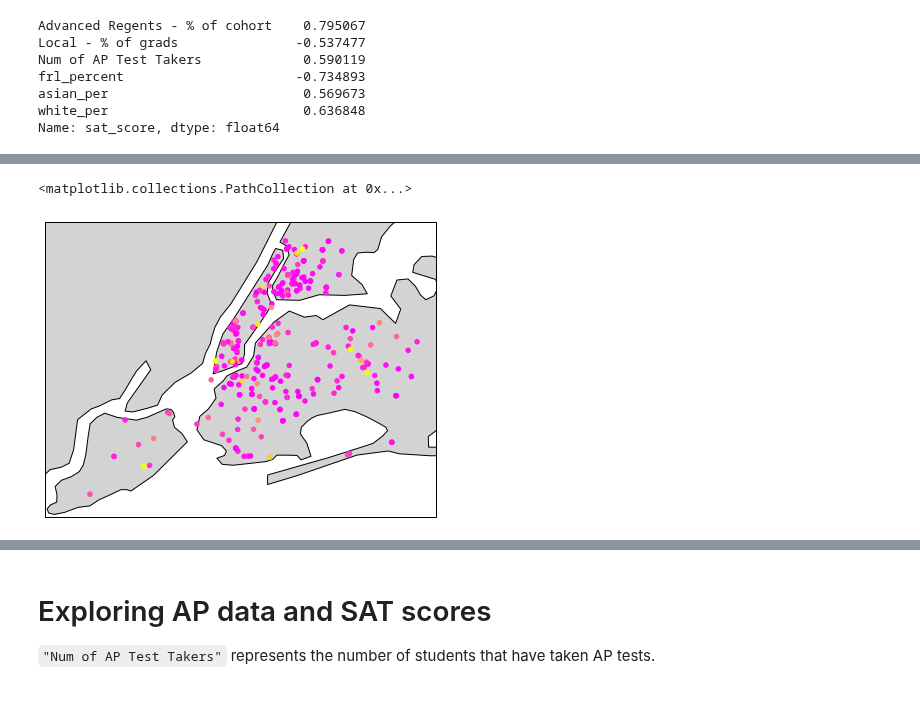
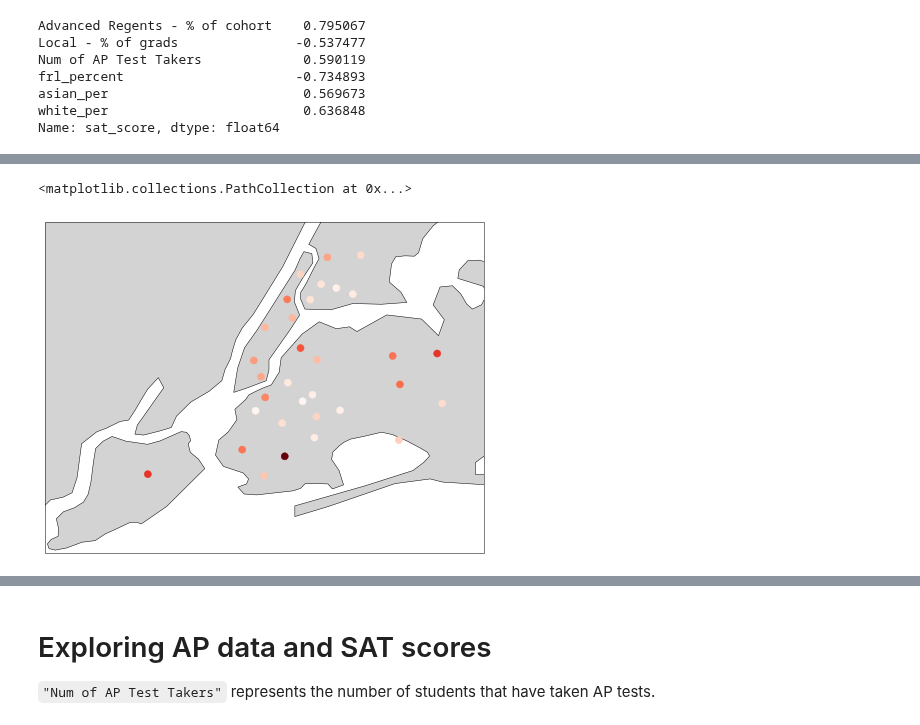
Before and after one commit to JustinToribio/analyzing-the-sat, a Jupyter notebook: notebooks/1.0-jt-analyze-the-sat.ipynb, the cells around one changed output, grey strips where cells are left out. Cells and saved outputs as stored; diff of their text form; code cells hidden in the pictures.

```diff
--- a/notebooks/1.0-jt-analyze-the-sat.ipynb
+++ b/notebooks/1.0-jt-analyze-the-sat.ipynb
@@ -125,6 +128,9 @@ There are three different categories of high school diplomas offered to graduati
 # %%
 import matplotlib.pyplot as plt
+import matplotlib.style as style
 %matplotlib inline
 
+style.use('fivethirtyeight')
 data.plot.scatter(x="Advanced Regents - % of cohort", y="sat_score")
+plt.title('% that pass Advanced Regents Exam vs SAT scores')
 # %% [output]
@@ -132,0 +139,21 @@ data.plot.scatter(x="Advanced Regents - % of cohort", y="sat_score")
+# %%
+import cartopy.crs as ccrs
+import cartopy.feature as cfeat
+
+fig = plt.figure(figsize=(7,7))
+
+state_borders = cfeat.NaturalEarthFeature(
+    name='admin_1_states_provinces_lakes',
+    scale='10m', facecolor='none', category='cultural'
+    )
+
+style.use('fivethirtyeight')
+
+ax = fig.add_subplot(111, projection=ccrs.PlateCarree())
+ax.add_feature(state_borders, edgecolor="black", facecolor="lightgrey")
+ax.set_extent((-74.255735, -73.700272, 40.496044, 40.915256))
+
+longitudes = districts["lon"].tolist()
+latitudes = districts["lat"].tolist()
+
+ax.scatter(longitudes, latitudes, s=50, zorder=2, c=districts["Advanced Regents - % of cohort"], cmap="Reds")
@@ -132,0 +163,7 @@ data.plot.scatter(x="Advanced Regents - % of cohort", y="sat_score")
+# %%
+import numpy as np
+
+districts = data.groupby("school_dist").agg(np.mean)
+districts.reset_index(inplace=True)
+
+districts.head()
@@ -133,22 +177,23 @@ data.plot.scatter(x="Advanced Regents - % of cohort", y="sat_score")
 # %%
 import cartopy.crs as ccrs
 import cartopy.feature as cfeat
 
 fig = plt.figure(figsize=(7,7))
 
 state_borders = cfeat.NaturalEarthFeature(
-    category='cultural', name='admin_1_states_provinces_lakes',
-    scale='10m', facecolor='none'
+    name='admin_1_states_provinces_lakes',
+    scale='10m', facecolor='none', category='cultural'
     )
 
 ax = fig.add_subplot(111, projection=ccrs.PlateCarree())
 ax.add_feature(state_borders, edgecolor="black", facecolor="lightgrey")
 ax.set_extent((-74.255735, -73.700272, 40.496044, 40.915256))
 
-longitudes = data["lon"].tolist()
-latitudes = data["lat"].tolist()
+longitudes = districts["lon"].tolist()
+latitudes = districts["lat"].tolist()
 
-ax.scatter(longitudes, latitudes, s=20, zorder=2, c=data["Advanced Regents - % of cohort"], cmap="spring")
+ax.scatter(longitudes, latitudes, s=50, zorder=2, cmap="Reds",
+           c=districts["Advanced Regents - % of cohort"])
 # %% [output]
 <matplotlib.collections.PathCollection at 0x...>
-[figure, old version]
+[figure, new version]
```
Also changed, not shown: parts of 24 cells of this notebook.
